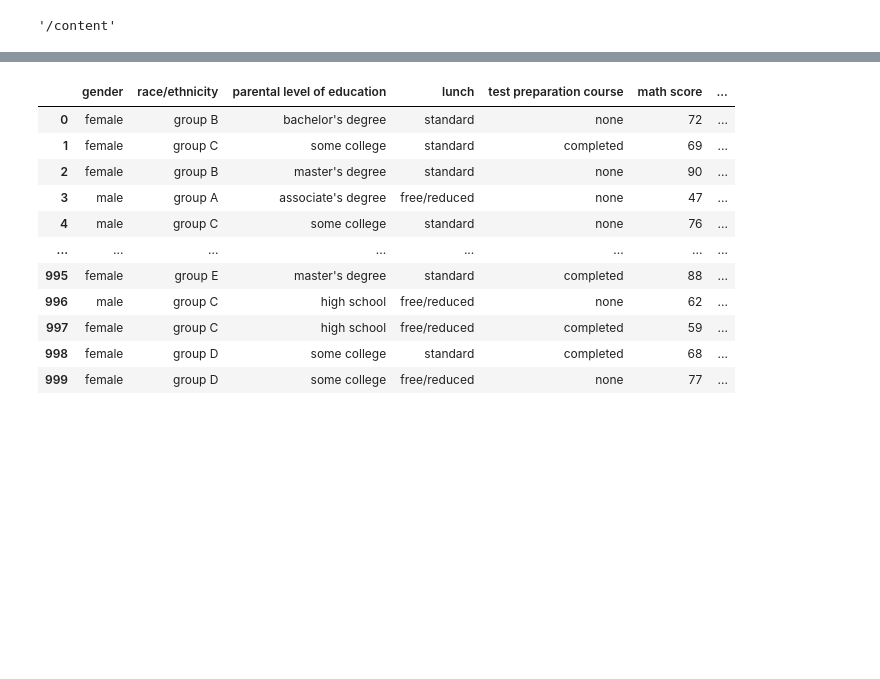
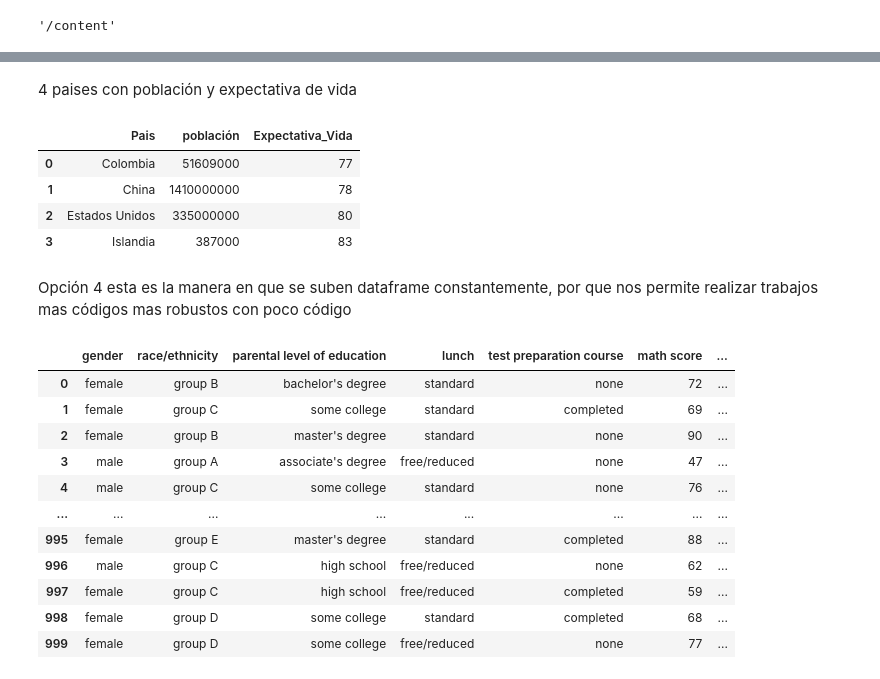
Before and after one commit to nomo82/python, a Jupyter notebook: Python_2.ipynb, the cells around one changed output, grey strips where cells are left out. Saved outputs shown, nothing was run; the diff lists cells and outputs as text; code cells hidden in the pictures; blank space fills up the shorter version.

```diff
--- a/Python_2.ipynb
+++ b/Python_2.ipynb
@@ -158,0 +108,17 @@ estudiantes=pd.read_csv("/content/drive/MyDrive/StudentsPerformance (1) (1).csv"
+# %% [markdown]
+4 paises con población y expectativa de vida
+# %%
+paises_nombre=['Colombia','China','Estados Unidos','Islandia']
+paises_poblacion=[51609000,1410000000,335000000,387000]
+paises_vida=[77,78,80,83]
+paises={'Pais':paises_nombre,'población':paises_poblacion,'Expectativa_Vida':paises_vida}
+dt6=pd.DataFrame(paises)
+dt6
+# %% [output]
+|  | Pais | población | Expectativa_Vida |
+| 0 | Colombia | 51609000 | 77 |
+| 1 | China | 1410000000 | 78 |
+| 2 | Estados Unidos | 335000000 | 80 |
+| 3 | Islandia | 387000 | 83 |
+# %% [markdown]
+Opción 4 esta es la manera en que se suben dataframe constantemente, por que nos permite realizar trabajos mas códigos mas robustos con poco código
```
Also changed, not shown: parts of 95 cells of this notebook.
